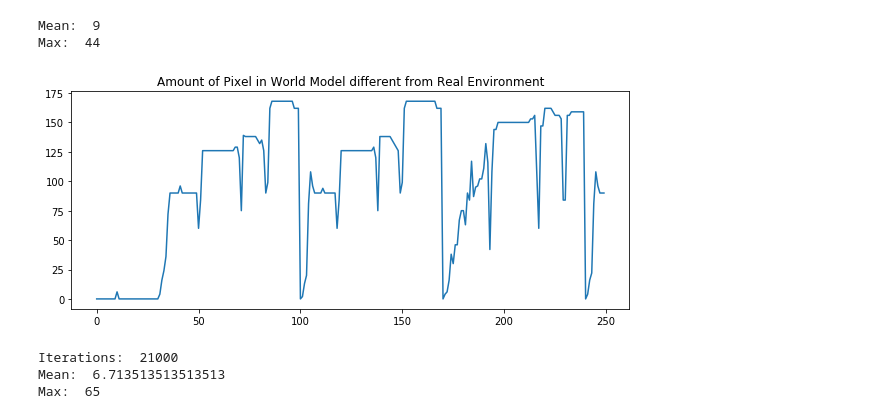
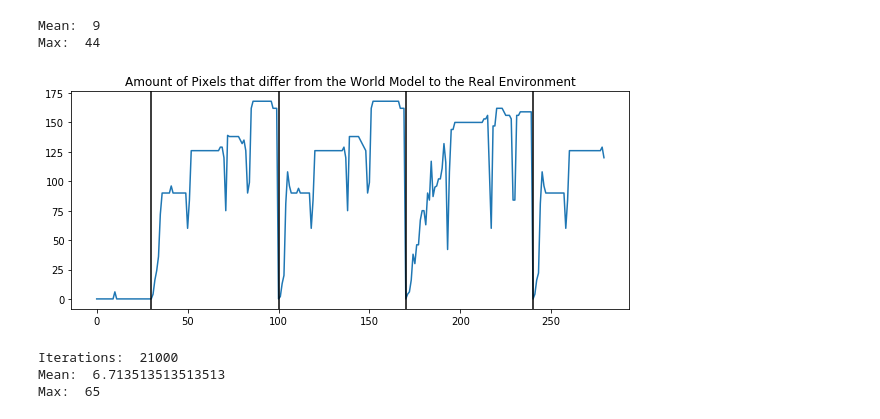
Before and after one commit to dakaun/worldmodel, a Jupyter notebook: tensor2tensor/tensor2tensor/rl/read_experiments/wm_realenv.ipynb, the cells around one changed output. Cells and saved outputs as stored; diff of their text form; code cells hidden in the pictures.

```diff
--- a/tensor2tensor/tensor2tensor/rl/read_experiments/wm_realenv.ipynb
+++ b/tensor2tensor/tensor2tensor/rl/read_experiments/wm_realenv.ipynb
@@ -434,13 +434,16 @@ diff300total_zero = []
 for i in range(len(obs300total_diff)):
     diff300total_zero.append(np.count_nonzero(obs300total_diff[i]))
 # %%
+xpoints=[30,100,170,240]
 plt.figure(figsize=(10,4))
-plt.plot(diff300total_zero[250:500])
-plt.title('Amount of Pixel in World Model different from Real Environment')
+plt.plot(diff300total_zero[250:530])
+for p in xpoints:
+    plt.axvline(p, color='black')
+plt.title('Amount of Pixels that differ from the World Model to the Real Environment')
 plt.savefig('pixel_difference1000.png')
 plt.show()
 # %% [output]
-[figure, old version]
+[figure, new version]
 # %%
 indexequal_300total=[]
 for i in range(len(diff300total_zero)-1):
```
Also changed, not shown: parts of 1 cell of this notebook, 3 other files.
